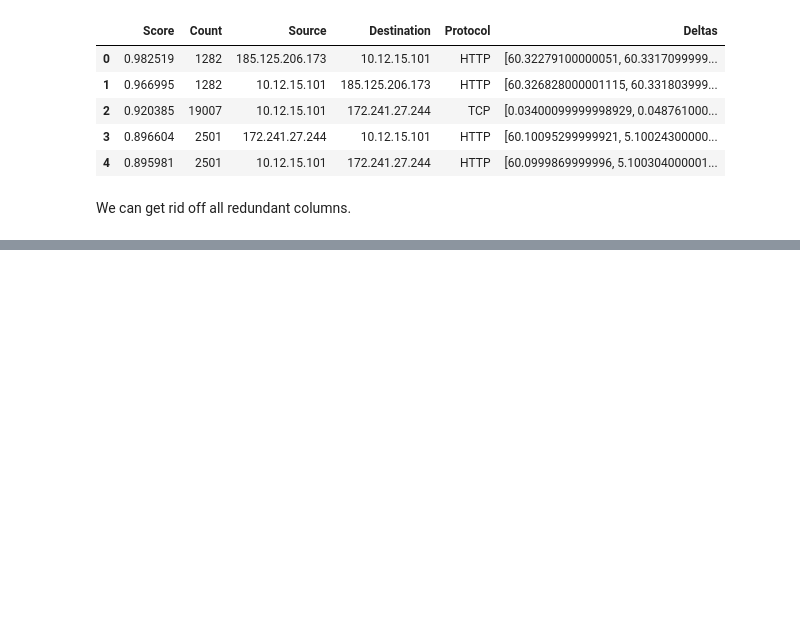
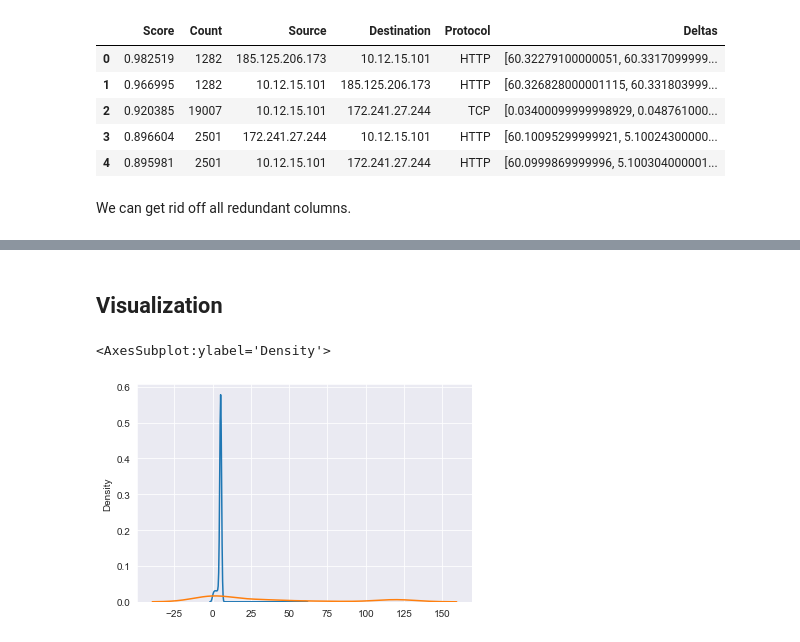
Before and after one commit to ppopiolek/c2-detection-using-statistical-analysis, a Jupyter notebook: RITA_pcap.ipynb, the cells around one changed output, grey strips where cells are left out. Saved outputs shown, nothing was run; the diff lists cells and outputs as text; code cells hidden in the pictures; blank space fills up the shorter version.

Commit message:
added visualization and verification

```diff
--- a/RITA_pcap.ipynb
+++ b/RITA_pcap.ipynb
@@ -274,0 +290,13 @@ df.head(30)
+# %% [markdown]
+## Visualization
+# %%
+import matplotlib.pyplot as plt
+import seaborn as sns
+headDeltas = df.head(1)[dlt].tolist()
+midDeltas = df.loc[df[count] > 500].tail(1)[dlt].tolist()
+sns.set_style('darkgrid')
+sns.distplot(headDeltas, hist = False)
+sns.distplot(midDeltas, hist = False)
+# %% [output]
+<AxesSubplot:ylabel='Density'>
+[figure, added]
```
Also changed, not shown: parts of 5 cells of this notebook.
